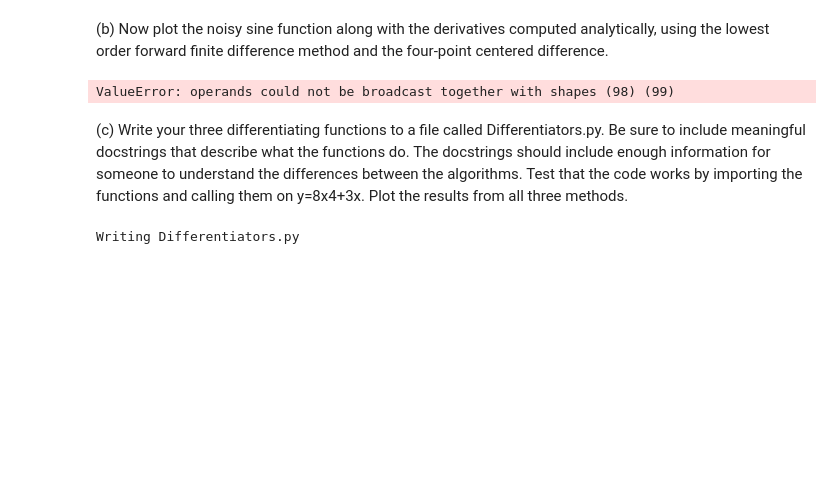
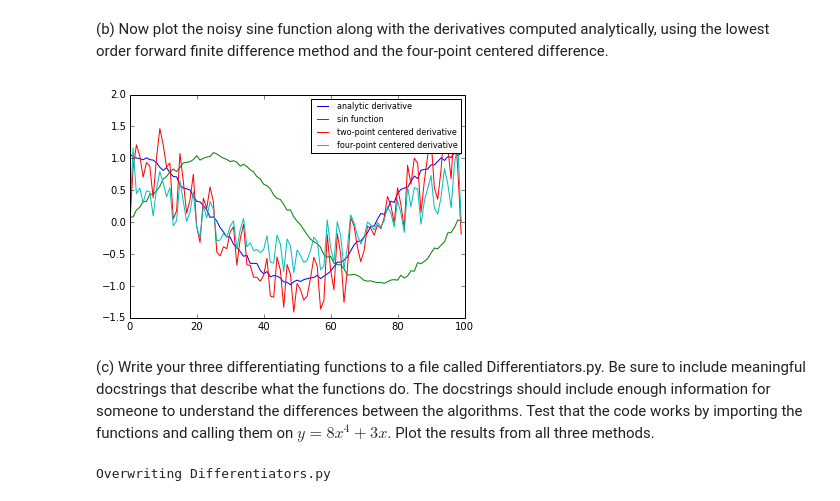
Before and after one commit to abardess/PHYS202-S14, a Jupyter notebook: SciPy/DifferentiationExcersises.ipynb, the cells around one changed output. Saved outputs shown, nothing was run; the diff lists cells and outputs as text; code cells hidden in the pictures; blank space fills up the shorter version.

Commit message:
Worked on Differtial Equations Tour. Finished Differentiation Exercises.

```diff
--- a/SciPy/DifferentiationExcersises.ipynb
+++ b/SciPy/DifferentiationExcersises.ipynb
@@ -141,11 +146,11 @@ where h is the spacing between points on the x axis (assumed to be equal). This
 # %%
 def fourPtCenteredDiff(x, y):
     dydx = np.zeros(y.shape, float)
-    dydx[2: -2] = (y[:-2] - (8 * y[:-1]) + (8 * y[1:]) - y[2:]) / 12 * (x[2:] - x[:-2])   #I don't understand how my y, x, and dydx arrays are different shapes if I have defined them in terms of the original x array. (x.shape --> y.shape)
-    dydx[0] = (8 * y[1] - 8 * y[0])/ 12 * (x[1] - x[0])
-    dydx[1] = (8 * y[2] - 8 * y[1])/ 12 * (x[2] - x[1])
-    dydx[-2] = (8 * y[-2] - 8 *y[-3]) / 12 * (x[-2] - x[-3])
-    dydx[-1] = (8 * y[-1] - 8 * y[-2])/ 12 * (x[-1] - x[-2])
+    dydx[2: -2] = (y[:-4] - (8 * y[1:-3]) + (8 * y[3:-1]) - y[4:]) / (12 *(x[4:] - x[3:-1] + x[1: -3] - x[:-4]))
+    dydx[2] = (8 * y[3] - 8 * y[2]) / (12 * (x[3] - x[2]))
+    dydx[1] = (8 * y[2] - 8 * y[1])/ (12 * (x[2] - x[1]))
+    dydx[-2] = (8 * y[-2] - 8 *y[-3]) / (12 * (x[-2] - x[-3]))
+    dydx[-1] = (8 * y[-1] - 8 * y[-2])/ 12 * ((x[-1] - x[-2]))
 
     return dydx
 
@@ -157,20 +178,21 @@ ValueError: operands could not be broadcast together with shapes (98) (99)
 # %%
 four = fourPtCenteredDiff(x, y)
 two = twoPtCenteredDiff(x, y)
 analytic = np.cos(x) + 0.1 * random.random(size = x.shape)
 
 plt.plot(analytic, label = 'analytic derivative')
 plt.plot(y, label = 'sin function')
 plt.plot(two, label = 'two-point centered derivative')
 plt.plot(four, label = 'four-point centered derivative')
-plt.legend(loc = "upper right")
+plt.legend(loc = "upper right", fontsize = 8)
 plt.show()
 # %% [output]
-ValueError: operands could not be broadcast together with shapes (98) (99)
+[figure, added]
 # %% [markdown]
-(c) Write your three differentiating functions to a file called Differentiators.py. Be sure to include meaningful docstrings that describe what the functions do. The docstrings should include enough information for someone to understand the differences between the algorithms. Test that the code works by importing the functions and calling them on y=8x4+3x. Plot the results from all three methods.
+(c) Write your three differentiating functions to a file called Differentiators.py. Be sure to include meaningful docstrings that describe what the functions do. The docstrings should include enough information for someone to understand the differences between the algorithms. Test that the code works by importing the functions and calling them on $y = 8x^4+3x$. Plot the results from all three methods.
 # %%
 %%file Differentiators.py
+import numpy as np
 
 def twoPtForwardDiff(x, y):
     """
@@ -209,12 +231,12 @@ def fourPtCenteredDiff(x, y):
     """
 
     dydx = np.zeros(y.shape, float)
-    dydx[2: -2] = (y[:-2] - (8 * y[:-1]) + (8 * y[1:]) - y[2:]) / 12 * (x[2:] - x[:-2])
-    dydx[0] = (8 * y[1] - 8 * y[0])/ 12 * (x[1] - x[0])
-    dydx[1] = (8 * y[2] - 8 * y[1])/ 12 * (x[2] - x[1])
-    dydx[-2] = (8 * y[-2] - 8 *y[-3]) / 12 * (x[-2] - x[-3])
-    dydx[-1] = (8 * y[-1] - 8 * y[-2])/ 12 * (x[-1] - x[-2])
+    dydx[2: -2] = (y[:-4] - (8 * y[1:-3]) + (8 * y[3:-1]) - y[4:]) / (12 *(x[4:] - x[3:-1] + x[1: -3] - x[:-4]))
+    dydx[2] = (8 * y[3] - 8 * y[2]) / (12 * (x[3] - x[2]))
+    dydx[1] = (8 * y[2] - 8 * y[1])/ (12 * (x[2] - x[1]))
+    dydx[-2] = (8 * y[-2] - 8 *y[-3]) / (12 * (x[-2] - x[-3]))
+    dydx[-1] = (8 * y[-1] - 8 * y[-2])/ 12 * ((x[-1] - x[-2]))
 
     return dydx
 # %% [output]
-Writing Differentiators.py
+Overwriting Differentiators.py
```
Also changed, not shown: parts of 3 cells of this notebook, 2 other files.
